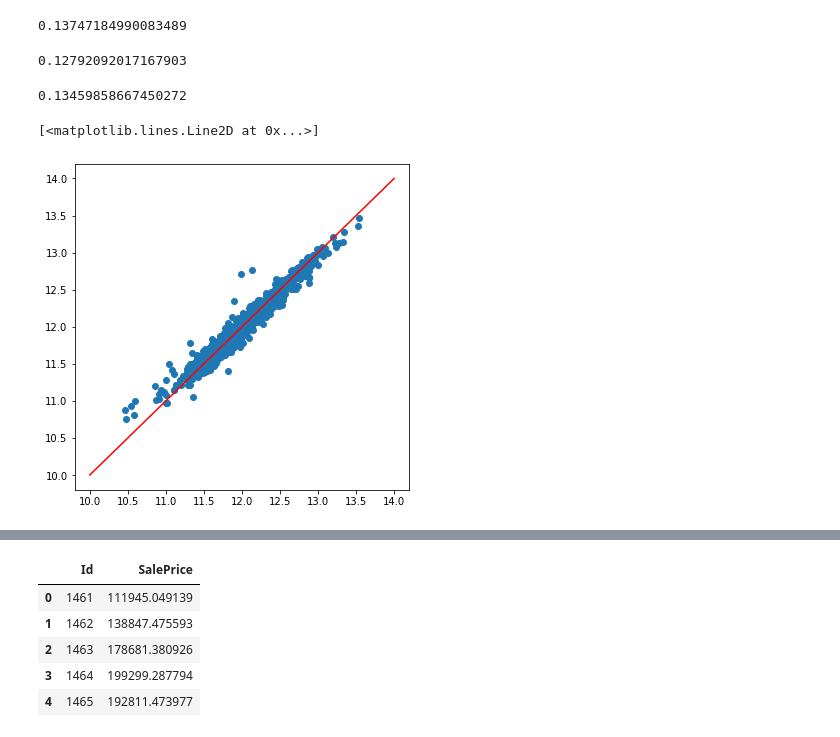
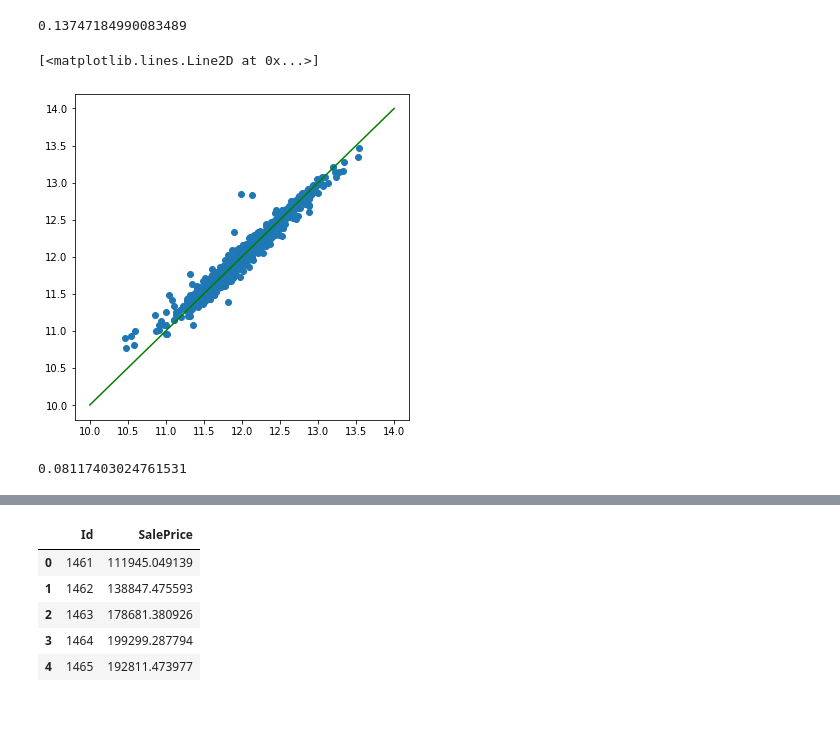
Before and after one commit to whehdwns/Kaggle_competition, a Jupyter notebook: House_Price/House_Price.ipynb, the cells around one changed output, grey strips where cells are left out. Saved outputs shown, nothing was run; the diff lists cells and outputs as text; code cells hidden in the pictures.

```diff
--- a/House_Price/House_Price.ipynb
+++ b/House_Price/House_Price.ipynb
@@ -796,12 +796,0 @@ from sklearn.ensemble import RandomForestRegressor, GradientBoostingRegressor
-# %%
-gbr = GradientBoostingRegressor(max_depth=4, n_estimators=150)
-gbr.fit(new_train_data, y)
-np.sqrt(-cross_val_score(gbr, new_train_data, y, cv=5, scoring="neg_mean_squared_error")).mean()
-# %% [output]
-0.12792092017167903
-# %%
-lsr = Lasso(alpha=0.00047)
-lsr.fit(new_train_data, y)
-np.sqrt(-cross_val_score(lsr, new_train_data, y, cv=5, scoring="neg_mean_squared_error")).mean()
-# %% [output]
-0.13459858667450272
@@ -810,7 +797,15 @@ train_predict =0.1 * gbr.predict(new_train_data)+ 0.3 * lsr.predict(new_train_da
+# %%
+train_predict =rr.predict(new_train_data)
 # %%
 plt.figure(figsize=(6, 6))
 plt.scatter(y, train_predict)
-plt.plot(range(10, 15), range(10, 15), color="red")
+plt.plot(range(10, 15), range(10, 15), color="green")
 # %% [output]
 [<matplotlib.lines.Line2D at 0x...>]
-[figure, old version]
+[figure, new version]
+# %%
+from sklearn import metrics
+rmse_score = np.sqrt(metrics.mean_squared_error(y, train_predict))
+rmse_score
+# %% [output]
+0.08117403024761531
```
Also changed, not shown: parts of 5 cells of this notebook.
